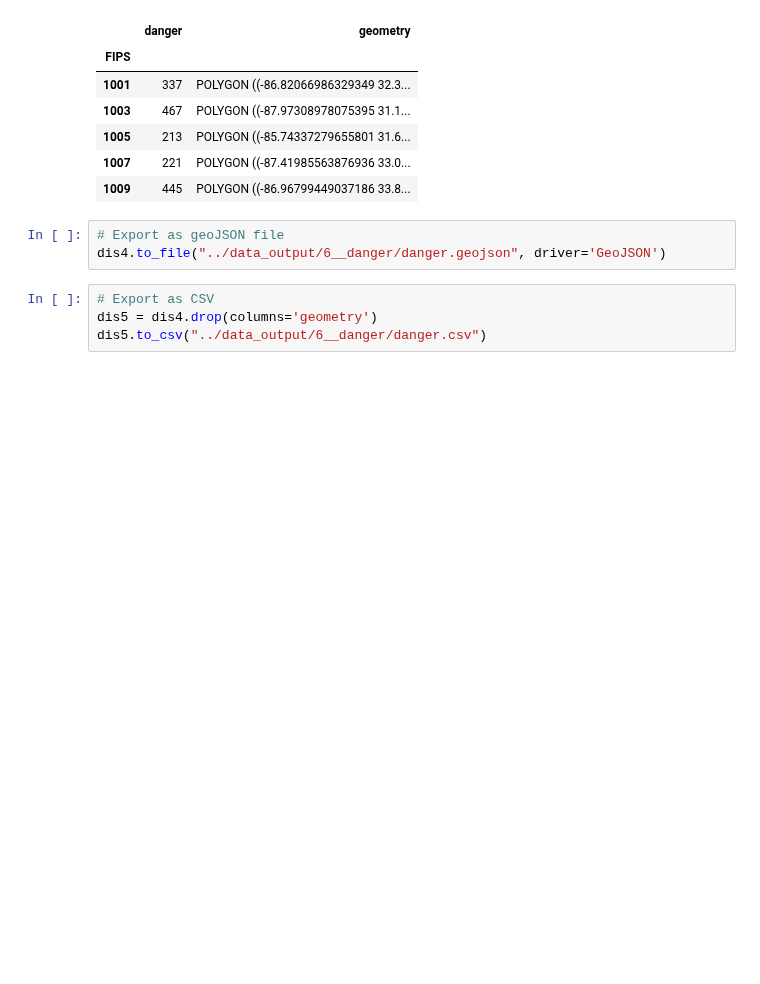
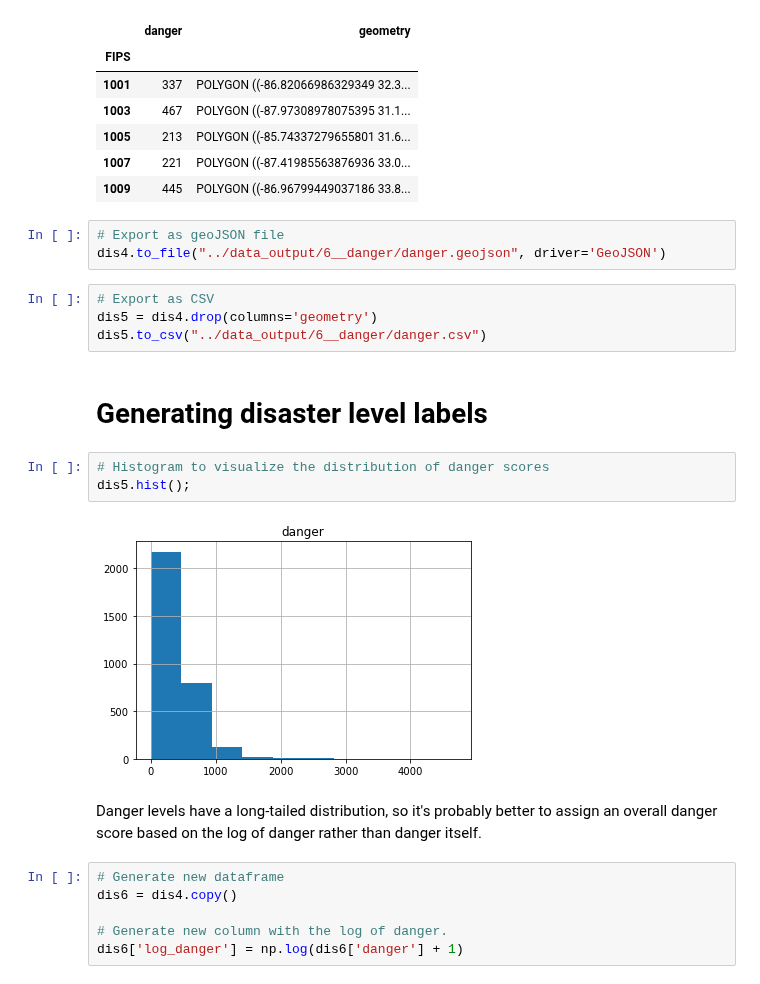
Before and after one commit to labs12-should-i-live-here/DS, a Jupyter notebook: notebooks/DMA6 - Overall disasterness.ipynb, the cells around one changed output. Saved outputs shown, nothing was run; the diff lists cells and outputs as text; blank space fills up the shorter version.

Commit message:
disaster labels

```diff
--- a/notebooks/DMA6 - Overall disasterness.ipynb
+++ b/notebooks/DMA6 - Overall disasterness.ipynb
@@ -127,3 +127,18 @@ dis4.to_file("../data_output/6__danger/danger.geojson", driver='GeoJSON')
 # Export as CSV
 dis5 = dis4.drop(columns='geometry')
 dis5.to_csv("../data_output/6__danger/danger.csv")
+# %% [markdown]
+# Generating disaster level labels
+# %%
+# Histogram to visualize the distribution of danger scores
+dis5.hist();
+# %% [output]
+[figure, added]
+# %% [markdown]
+Danger levels have a long-tailed distribution, so it's probably better to assign an overall danger score based on the log of danger rather than danger itself.
+# %%
+# Generate new dataframe
+dis6 = dis4.copy()
+
+# Generate new column with the log of danger.
+dis6['log_danger'] = np.log(dis6['danger'] + 1)
```
Also changed, not shown: parts of 5 cells of this notebook, 1 other file.
